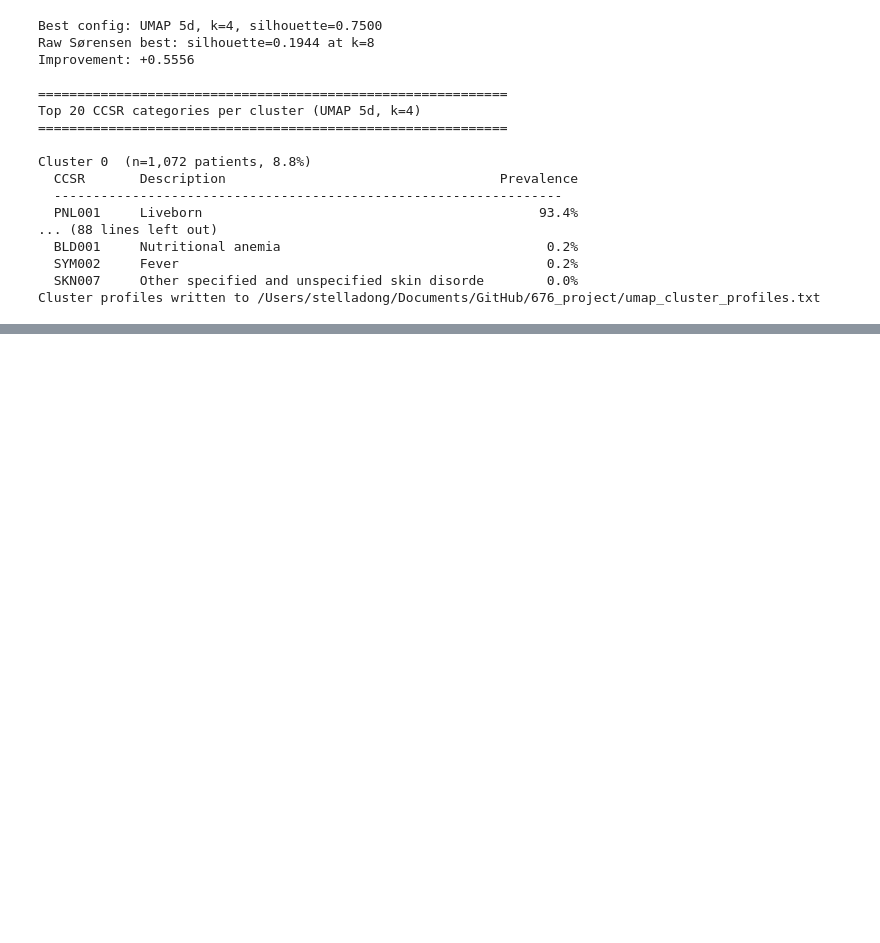
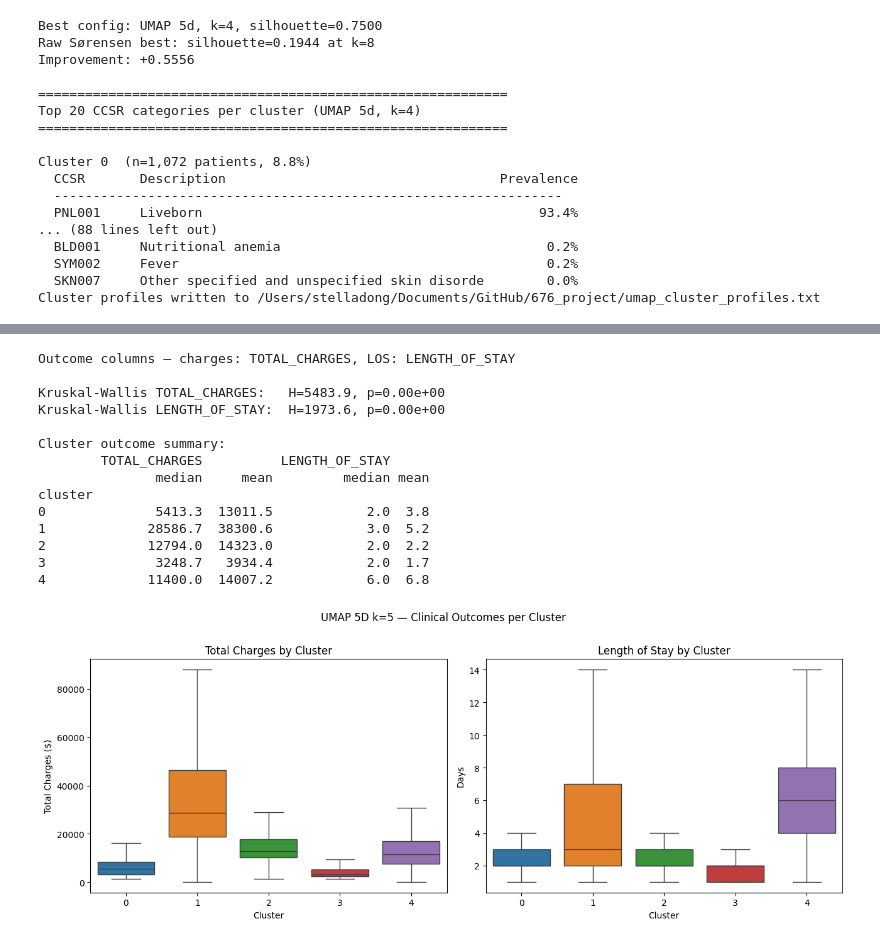
Before and after one commit to stellasdong/676_project, a Jupyter notebook: testing.ipynb, the cells around one changed output, grey strips where cells are left out. Saved outputs shown, nothing was run; the diff lists cells and outputs as text; code cells hidden in the pictures; blank space fills up the shorter version.

```diff
--- a/testing.ipynb
+++ b/testing.ipynb
@@ -886,0 +1449,16 @@ HDBSCAN results (best silhouette per unique cluster count):
+# %%
+# ── Step 1: Extract UMAP 5D k=4 labels (best config) ──────────────
+BEST_DIM = 5
+BEST_K   = 5
+
+X_umap5      = umap_results[BEST_DIM]['embedding']            # (n, 5)
+labels_umap4 = umap_results[BEST_DIM]['labels'][BEST_K]       # (n,) int 0–3
+umap5_dist   = squareform(pdist(X_umap5, metric='euclidean'))  # pairwise dist
+
+# Attach to df
+df['cluster'] = labels_umap4
+
+sil = silhouette_score(umap5_dist, labels_umap4, metric='precomputed')
+print(f'UMAP {BEST_DIM}D, k={BEST_K}  →  silhouette = {sil:.4f}')
+print(f'Cluster counts:')
+print(pd.Series(labels_umap4).value_counts().sort_index().to_string())
@@ -886,0 +1525,61 @@ HDBSCAN results (best silhouette per unique cluster count):
+# %%
+# ── Step 3: Compare clusters on TOTAL_CHARGES and LENGTH_OF_STAY ───
+from scipy.stats import kruskal
+
+LOS_COL    = next((c for c in ['LENGTH_OF_STAY', 'LOS'] if c in df.columns), None)
+CHARGE_COL = next((c for c in ['TOTAL_CHARGES', 'CHARGES'] if c in df.columns), None)
+
+print(f'Outcome columns — charges: {CHARGE_COL}, LOS: {LOS_COL}')
+
+df_out = df[['cluster', CHARGE_COL, LOS_COL]].copy()
+df_out[CHARGE_COL] = pd.to_numeric(df_out[CHARGE_COL], errors='coerce')
+df_out[LOS_COL]    = pd.to_numeric(df_out[LOS_COL],    errors='coerce')
+
+# Kruskal-Wallis (non-parametric — charges are right-skewed)
+groups_chg = [df_out.loc[df_out.cluster==c, CHARGE_COL].dropna() for c in range(BEST_K)]
+groups_los = [df_out.loc[df_out.cluster==c, LOS_COL].dropna()    for c in range(BEST_K)]
+kw_chg = kruskal(*groups_chg)
+kw_los = kruskal(*groups_los)
+
+print(f'\nKruskal-Wallis TOTAL_CHARGES:   H={kw_chg.statistic:.1f}, p={kw_chg.pvalue:.2e}')
+print(f'Kruskal-Wallis LENGTH_OF_STAY:  H={kw_los.statistic:.1f}, p={kw_los.pvalue:.2e}')
+
+# Cluster-level outcome summary
+summary = df_out.groupby('cluster')[[CHARGE_COL, LOS_COL]].agg(['median', 'mean']).round(1)
+print('\nCluster outcome summary:')
+print(summary.to_string())
+
+# Visualize
+fig, axes = plt.subplots(1, 2, figsize=(13, 5))
+
+sns.boxplot(data=df_out, x='cluster', y=CHARGE_COL, ax=axes[0],
+            palette='tab10', showfliers=False)
+axes[0].set_title('Total Charges by Cluster')
+axes[0].set_xlabel('Cluster')
+axes[0].set_ylabel('Total Charges ($)')
+
+sns.boxplot(data=df_out, x='cluster', y=LOS_COL, ax=axes[1],
+            palette='tab10', showfliers=False)
+axes[1].set_title('Length of Stay by Cluster')
+axes[1].set_xlabel('Cluster')
+axes[1].set_ylabel('Days')
+
+plt.suptitle(f'UMAP {BEST_DIM}D k={BEST_K} — Clinical Outcomes per Cluster', y=1.01)
+plt.tight_layout()
+plt.show()
+# %% [output]
+Outcome columns — charges: TOTAL_CHARGES, LOS: LENGTH_OF_STAY
+
+Kruskal-Wallis TOTAL_CHARGES:   H=5483.9, p=0.00e+00
+Kruskal-Wallis LENGTH_OF_STAY:  H=1973.6, p=0.00e+00
+
+Cluster outcome summary:
+        TOTAL_CHARGES          LENGTH_OF_STAY
+               median     mean         median mean
+cluster
+0              5413.3  13011.5            2.0  3.8
+1             28586.7  38300.6            3.0  5.2
+2             12794.0  14323.0            2.0  2.2
+3              3248.7   3934.4            2.0  1.7
+4             11400.0  14007.2            6.0  6.8
+[figure, added]
```
Also changed, not shown: parts of 32 cells of this notebook, 5 other files.
